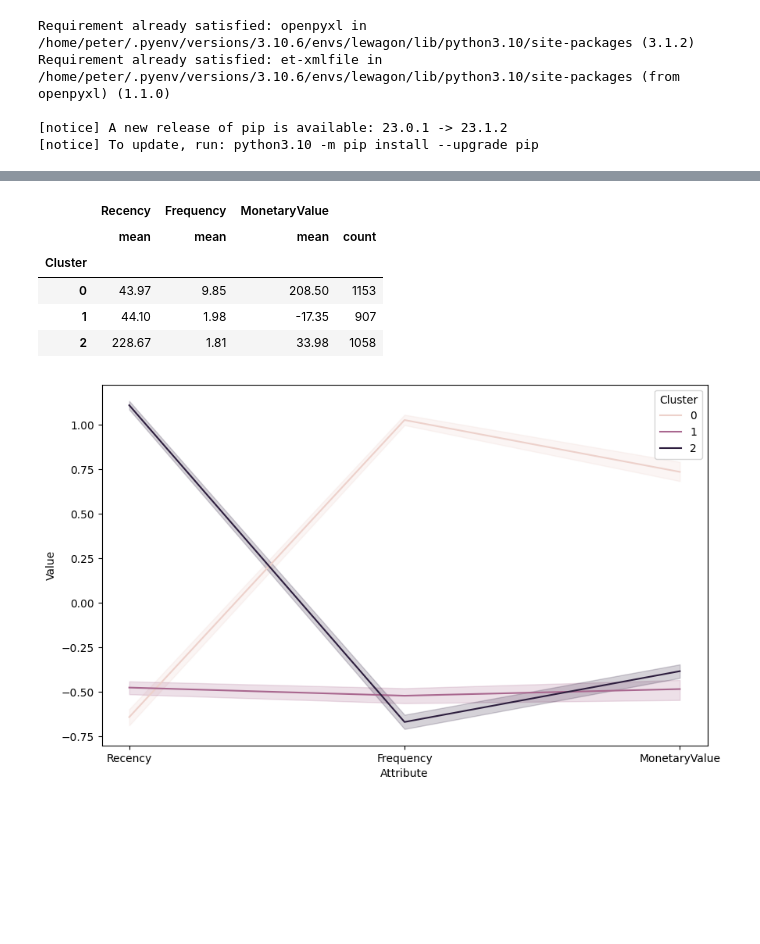
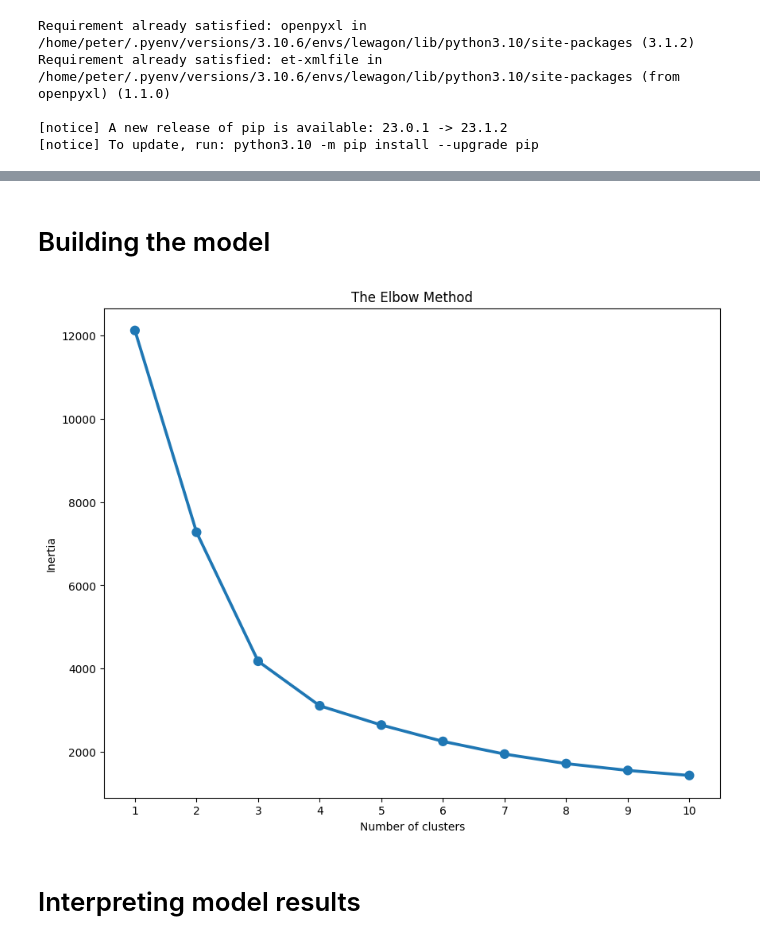
Before and after one commit to PeterLambertGitt/customer_segmentation, a Jupyter notebook: K-means_clustering.ipynb, the cells around one changed output, grey strips where cells are left out. Cells and saved outputs as stored; diff of their text form; code cells hidden in the pictures; blank space fills up the shorter version.

```diff
--- a/K-means_clustering.ipynb
+++ b/K-means_clustering.ipynb
@@ -91,0 +227,21 @@ plt.show()
+# %%
+# Clearly we have an issue with the outliers for MonetaryValue which heavily affect K-Means clustering.
+# We will remove statistical outliers to account for this and adjust the data.
+
+# Removing (statistical) outliers for Amount
+Q1 = customers['MonetaryValue'].quantile(0.05)
+Q3 = customers['MonetaryValue'].quantile(0.95)
+IQR = Q3 - Q1
+customers = customers[(customers['MonetaryValue'] >= Q1 - 1.5*IQR) & (customers['MonetaryValue'] <= Q3 + 1.5*IQR)]
+
+# Removing (statistical) outliers for Recency
+Q1 = customers['Recency'].quantile(0.05)
+Q3 = customers['Recency'].quantile(0.95)
+IQR = Q3 - Q1
+customers = customers[(customers['Recency'] >= Q1 - 1.5*IQR) & (customers['Recency'] <= Q3 + 1.5*IQR)]
+
+# Removing (statistical) outliers for Frequency
+Q1 = customers['Frequency'].quantile(0.05)
+Q3 = customers['Frequency'].quantile(0.95)
+IQR = Q3 - Q1
+customers = customers[(customers['Frequency'] >= Q1 - 1.5*IQR) & (customers['Frequency'] <= Q3 + 1.5*IQR)]
@@ -91,0 +250,3 @@ plt.show()
+# %%
+ss = StandardScaler()
+customers_scaled = pd.DataFrame(ss.fit_transform(customers), columns = customers.columns)
@@ -92,36 +262,26 @@ plt.show()
+# %% [markdown]
+# Building the model
+# %%
+# Iterate K-means through clusters of size 1-11 and understand which leaves the smallest loss function (inertia)
+
+inertias = {}
+for k in range(1, 11):
+    kmeans = KMeans(n_clusters=k, random_state=42).fit(customers_scaled)
+    inertias[k] = kmeans.inertia_ # SSE to closest cluster centroid
+
+#Elbow Plot
+plt.title('The Elbow Method')
+plt.xlabel('Number of clusters')
+plt.ylabel('Inertia')
+sns.pointplot(x=list(inertias.keys()), y=list(inertias.values()))
+plt.show()
+# %% [output]
+[figure, added]
 # %%
-#Final Model
+# By the Elbow Method 3 seems to be a good choice for clustering
 
-model = KMeans(n_clusters=3, random_state=42)
-model.fit(customers_normalized)
+model = KMeans(n_clusters=3, random_state=42).fit(customers_scaled)
 
 customers["Cluster"] = model.labels_
-customers.groupby('Cluster').agg({
-    'Recency':'mean',
-    'Frequency':'mean',
-    'MonetaryValue':['mean', 'count']}).round(2)
-# %% [output]
-|  | Recency | Frequency | MonetaryValue |  |
-|  | mean | mean | mean | count |
-| Cluster |  |  |  |  |
-| 0 | 43.97 | 9.85 | 208.50 | 1153 |
-| 1 | 44.10 | 1.98 | -17.35 | 907 |
-| 2 | 228.67 | 1.81 | 33.98 | 1058 |
-# %%
-# Visualising the Cluster Chartecteristics
-
-df_normalized = pd.DataFrame(customers_normalized, columns=['Recency', 'Frequency', 'MonetaryValue'])
-df_normalized['ID'] = customers.index
-df_normalized['Cluster'] = model.labels_
-# Melt The Data
-df_nor_melt = pd.melt(df_normalized.reset_index(),
-                      id_vars=['ID', 'Cluster'],
-                      value_vars=['Recency','Frequency','MonetaryValue'],
-                      var_name='Attribute',
-                      value_name='Value')
-df_nor_melt.head()
-# Visualize it
-sns.lineplot('Attribute', 'Value', hue='Cluster', data=df_nor_melt)
-plt.show()
-# %% [output]
-[figure, removed]
+# %% [markdown]
+# Interpreting model results
```
Also changed, not shown: parts of 39 cells of this notebook.
